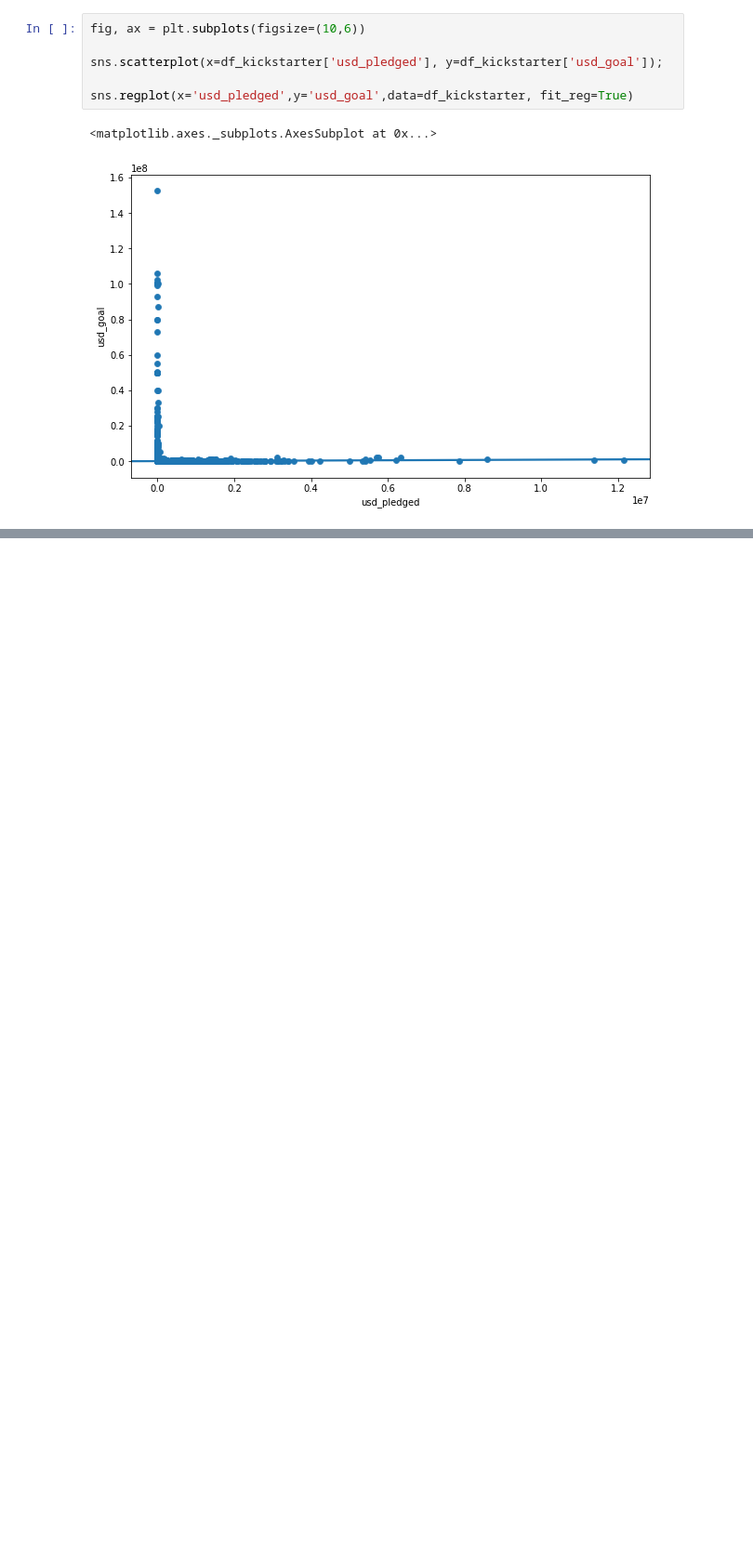
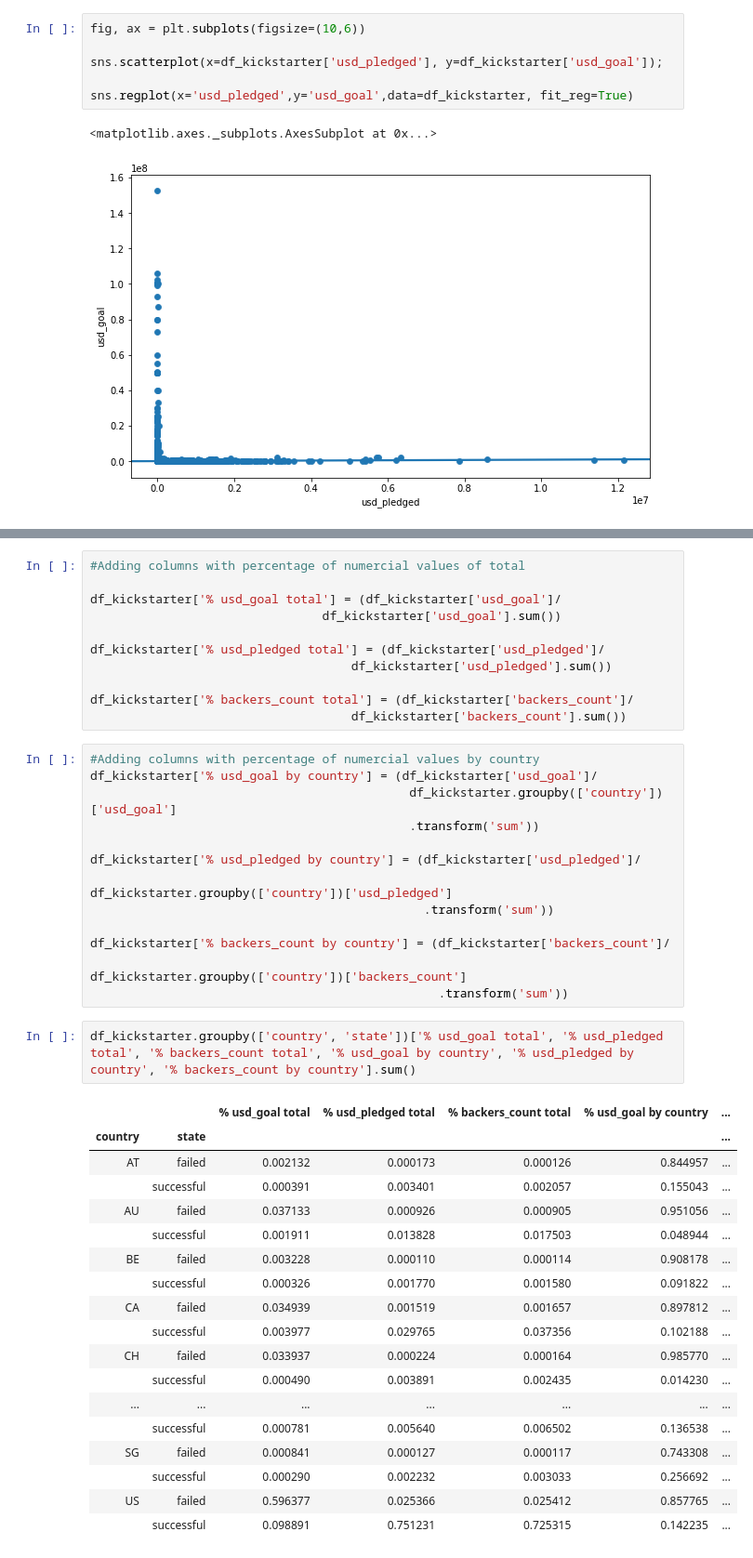
Before and after one commit to psmorelli/ironhack_project6, a Jupyter notebook: Tobias/kickstarter_analysis_categories_countries_distr_goal_pledged_TG.ipynb, the cells around one changed output, grey strips where cells are left out. Shown at 93% size. Drawn from its saved outputs; the diff is of its cells as text; blank space fills up the shorter version.

```diff
--- a/Tobias/kickstarter_analysis_categories_countries_distr_goal_pledged_TG.ipynb
+++ b/Tobias/kickstarter_analysis_categories_countries_distr_goal_pledged_TG.ipynb
@@ -770,0 +768,45 @@ sns.boxplot(x=df_kickstarter['country'], y=df_kickstarter['usd_pledged'], order=
+# %%
+#Adding columns with percentage of numercial values of total
+
+df_kickstarter['% usd_goal total'] = (df_kickstarter['usd_goal']/
+                                df_kickstarter['usd_goal'].sum())
+
+df_kickstarter['% usd_pledged total'] = (df_kickstarter['usd_pledged']/
+                                    df_kickstarter['usd_pledged'].sum())
+
+df_kickstarter['% backers_count total'] = (df_kickstarter['backers_count']/
+                                    df_kickstarter['backers_count'].sum())
+# %%
+#Adding columns with percentage of numercial values by country
+df_kickstarter['% usd_goal by country'] = (df_kickstarter['usd_goal']/
+                                            df_kickstarter.groupby(['country'])['usd_goal']
+                                            .transform('sum'))
+
+df_kickstarter['% usd_pledged by country'] = (df_kickstarter['usd_pledged']/
+                                              df_kickstarter.groupby(['country'])['usd_pledged']
+                                              .transform('sum'))
+
+df_kickstarter['% backers_count by country'] = (df_kickstarter['backers_count']/
+                                                df_kickstarter.groupby(['country'])['backers_count']
+                                                .transform('sum'))
+# %%
+df_kickstarter.groupby(['country', 'state'])['% usd_goal total', '% usd_pledged total', '% backers_count total', '% usd_goal by country', '% usd_pledged by country', '% backers_count by country'].sum()
+# %% [output]
+|  |  | % usd_goal total | % usd_pledged total | % backers_count total | % usd_goal by country | ... |
+| country | state |  |  |  |  | ... |
+| AT | failed | 0.002132 | 0.000173 | 0.000126 | 0.844957 | ... |
+|  | successful | 0.000391 | 0.003401 | 0.002057 | 0.155043 | ... |
+| AU | failed | 0.037133 | 0.000926 | 0.000905 | 0.951056 | ... |
+|  | successful | 0.001911 | 0.013828 | 0.017503 | 0.048944 | ... |
+| BE | failed | 0.003228 | 0.000110 | 0.000114 | 0.908178 | ... |
+|  | successful | 0.000326 | 0.001770 | 0.001580 | 0.091822 | ... |
+| CA | failed | 0.034939 | 0.001519 | 0.001657 | 0.897812 | ... |
+|  | successful | 0.003977 | 0.029765 | 0.037356 | 0.102188 | ... |
+| CH | failed | 0.033937 | 0.000224 | 0.000164 | 0.985770 | ... |
+|  | successful | 0.000490 | 0.003891 | 0.002435 | 0.014230 | ... |
+| ... | ... | ... | ... | ... | ... | ... |
+|  | successful | 0.000781 | 0.005640 | 0.006502 | 0.136538 | ... |
+| SG | failed | 0.000841 | 0.000127 | 0.000117 | 0.743308 | ... |
+|  | successful | 0.000290 | 0.002232 | 0.003033 | 0.256692 | ... |
+| US | failed | 0.596377 | 0.025366 | 0.025412 | 0.857765 | ... |
+|  | successful | 0.098891 | 0.751231 | 0.725315 | 0.142235 | ... |
```
Also changed, not shown: parts of 15 cells of this notebook.
